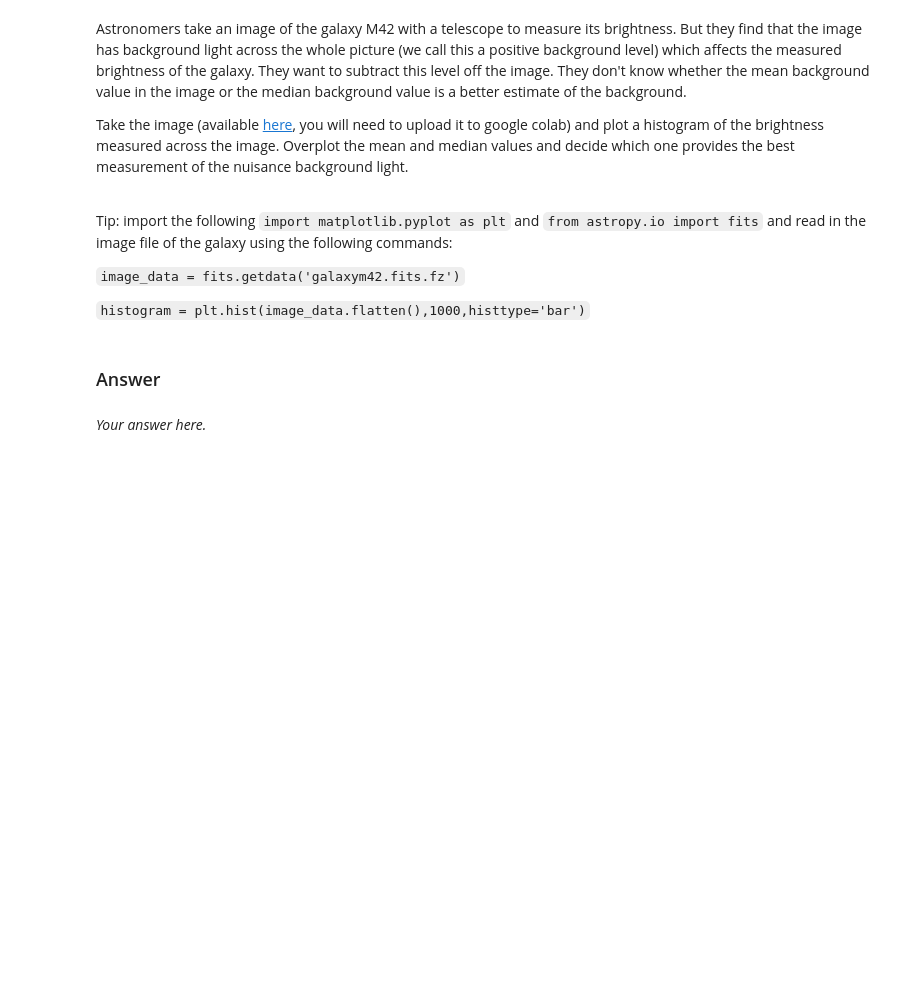
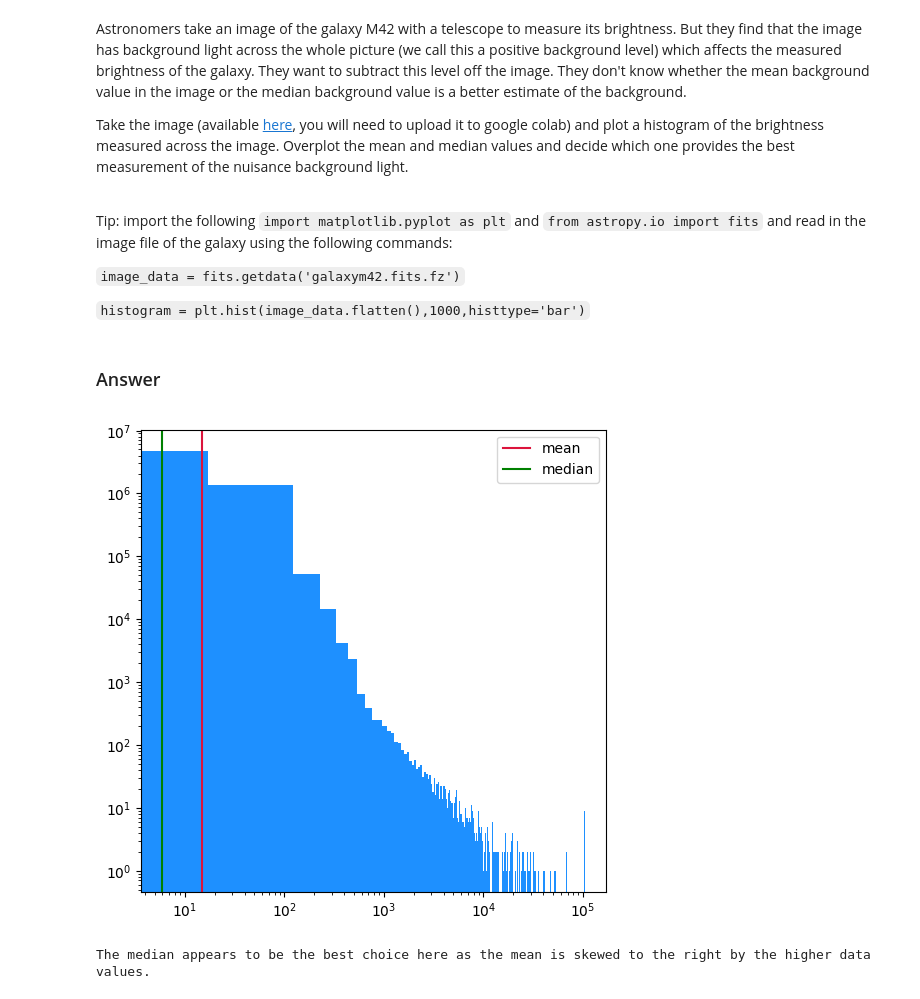
Before and after one commit to thomasarintoul/Data-Analysis-2024, a Jupyter notebook: blended_exercises/Chapter3/Chapter3_yourturn.ipynb, the cells around one changed output. Drawn from its saved outputs; the diff is of its cells as text; code cells hidden in the pictures; blank space fills up the shorter version.

```diff
--- a/blended_exercises/Chapter3/Chapter3_yourturn.ipynb
+++ b/blended_exercises/Chapter3/Chapter3_yourturn.ipynb
@@ -80,5 +172,24 @@ Tip: import the following `import matplotlib.pyplot as plt` and `from astropy.io
 `histogram = plt.hist(image_data.flatten(),1000,histtype='bar')`
 # %% [markdown]
 ### Answer
-# %% [markdown]
-*Your answer here.*
+# %%
+from astropy.io import fits
+
+image_data = fits.getdata('galaxym42.fits.fz')
+
+mean = np.mean(image_data)
+median = np.median(image_data)
+
+plt.figure(figsize=(6,6))
+histogram = plt.hist(image_data.flatten(),1000,histtype='bar', color='dodgerblue')
+plt.axvline(mean, color='crimson', label='mean')
+plt.axvline(median, color='green', label='median')
+plt.xscale('log')
+plt.yscale('log')
+plt.legend(loc='upper right')
+plt.show()
+
+print('The median appears to be the best choice here as the mean is skewed to the right by the higher data values.')
+# %% [output]
+[figure, added]
+The median appears to be the best choice here as the mean is skewed to the right by the higher data values.
```
Also changed, not shown: parts of 11 cells of this notebook, 2 other files.
